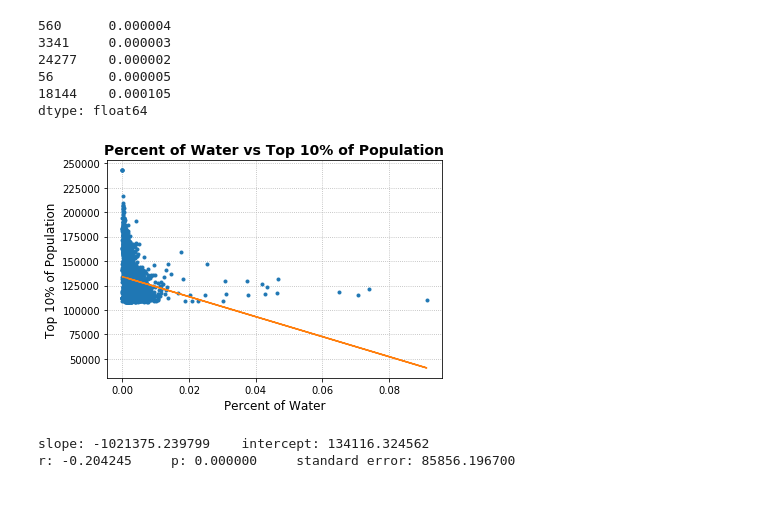
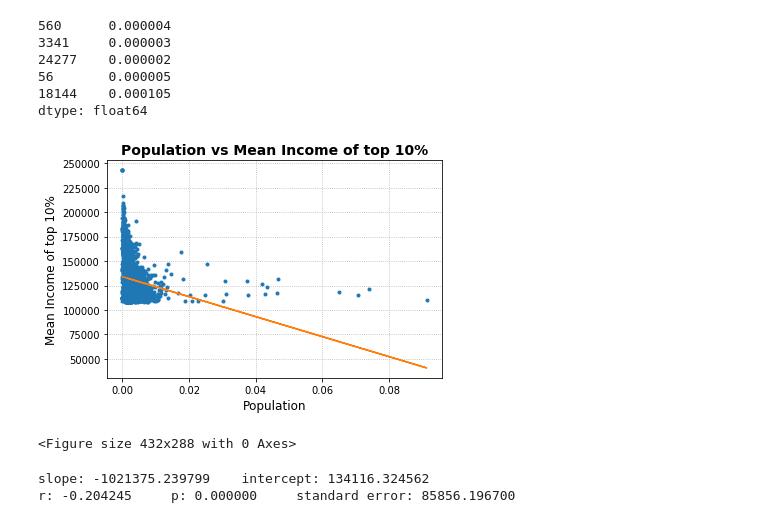
Before and after one commit to jauntydl/Aaron_April_Davis-Project, a Jupyter notebook: aaron_main.ipynb, the cells around one changed output. Drawn from its saved outputs; the diff is of its cells as text; code cells hidden in the pictures.

Commit message:
Corrected plot title and labels for Pop Vs Incomes

```diff
--- a/aaron_main.ipynb
+++ b/aaron_main.ipynb
@@ -315,20 +315,22 @@ dtype: float64
 # %%
 # Sample data
 x = pop
 y = mean_tt
 
 # Fit with polyfit
 b, m = polyfit(x, y, 1)
 # Plot the scatterplot with the linear regression line
 plt.plot(x, y, '.')
 plt.plot(x, b + m * x, '-')
-plt.title('Percent of Water vs Top 10% of Population',fontsize=14,fontweight='bold')
-plt.xlabel('Percent of Water',fontsize=12)
-plt.ylabel('Top 10% of Population',fontsize=12)
+plt.title('Population vs Mean Income of top 10%',fontsize=14,fontweight='bold')
+plt.xlabel('Population',fontsize=12)
+plt.ylabel('Mean Income of top 10%',fontsize=12)
 plt.grid(linestyle='dotted')
 plt.show()
+plt.savefig('POP_vs_MIOTT.png')
 # %% [output]
-[figure, old version]
+[figure, new version]
+<Figure size 432x288 with 0 Axes>
 # %%
 # Calculate relevant statistical data
 slope, intercept, r_value, p_value, std_err = stats.linregress(x, y)
```
Also changed, not shown: 1 other file.
